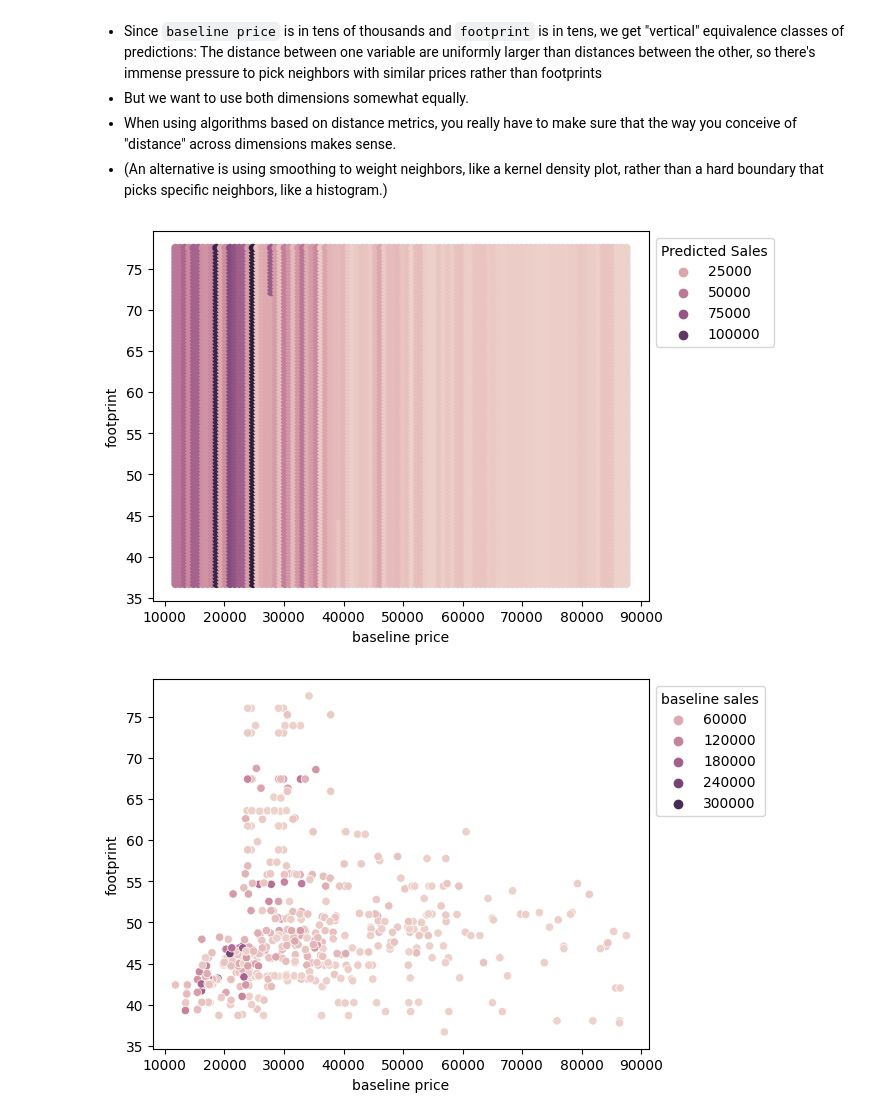
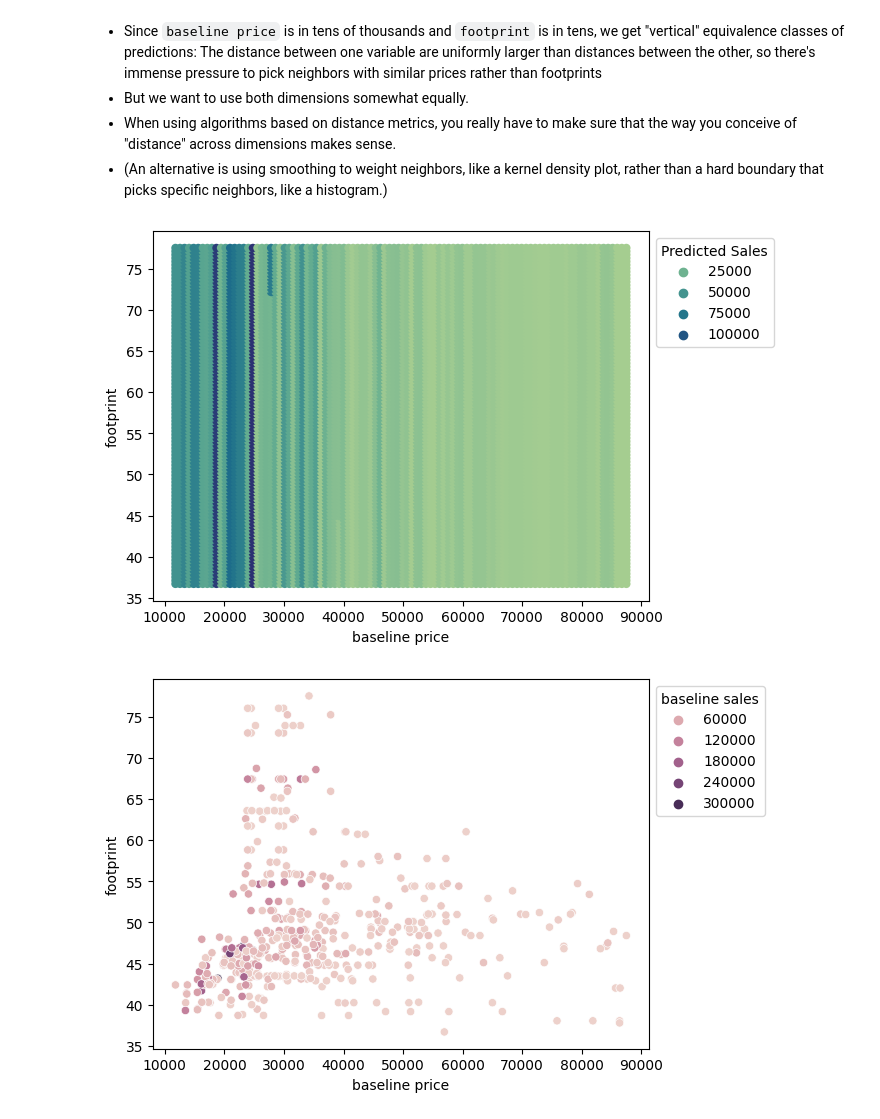
Before and after one commit to zxiqxiy/knn, a Jupyter notebook: kNN.ipynb, the cells around one changed output. Drawn from its saved outputs; the diff is of its cells as text; code cells hidden in the pictures.

```diff
--- a/kNN.ipynb
+++ b/kNN.ipynb
@@ -248,9 +249,9 @@ sns.kdeplot(data=df,x='baseline price')
 [figure]
 # %%
 # Drop extremely expensive cars:
-q99 = np.quantile( df['baseline price'],.9)
-print(q99)
-keep = df['baseline price'] < q99
+q90 = np.quantile( df['baseline price'],.9)
+print(q90)
+keep = df['baseline price'] < q90
 df = df.loc[keep,:]
 df.describe()
 sns.kdeplot(data=df,x='baseline price')
@@ -523,31 +528,32 @@ statics(470)
 # %%
 # Select features/target variable for analysis:
 y = df['baseline sales'] # Create target variable vector
 X = df.loc[:,['baseline price','footprint']] # Create feature matrix
 model = KNeighborsRegressor(n_neighbors=3) # Create a sk model for k=3
 fitted_model = model.fit(X,y) # Train the model on our data
 
 # Make a plot of the decision rule:
 N_x = 100 # Coarseness of x variable
 N_y = 100 # Coarseness of y variable
 total = N_x*N_y # Total number of points to plot
 xmin = np.min(X.iloc[:,0])
 xmax = np.max(X.iloc[:,0])
 ymin = np.min(X.iloc[:,1])
 ymax = np.max(X.iloc[:,1])
 grid_x = np.linspace(xmin,xmax,N_x) # Create a grid of x values
 grid_y = np.linspace(ymin,ymax,N_y) # Create a grid of y values
 xs, ys = np.meshgrid(grid_x,grid_y) # Explode grids to all possible pairs
 X = xs.reshape(total) # Turns pairs into vectors
 Y = ys.reshape(total) # Turns pairs into vectors
 x_hat = pd.DataFrame({'baseline price':X,'footprint':Y}) # Create a dataframe of points to plot
 y_hat = fitted_model.predict(x_hat) # Fit the model to the points
 x_hat['Predicted Sales'] = y_hat # Add new variable to the dataframe
 # Create seaborn plot:
-this_plot = sns.scatterplot(data=x_hat,x='baseline price',y='footprint',hue='Predicted Sales',linewidth=0)
+this_plot = sns.scatterplot(data=x_hat,x='baseline price',y='footprint',
+                            hue='Predicted Sales',palette='crest',linewidth=0)
 sns.move_legend(this_plot, "upper left", bbox_to_anchor=(1, 1)) # Move legend off the plot canvas
 # %% [output]
-[figure, old version]
+[figure, new version]
 # %%
 this_plot = sns.scatterplot(data=df,x='baseline price',y='footprint',hue='baseline sales')
 sns.move_legend(this_plot, "upper left", bbox_to_anchor=(1, 1)) # Move legend off the plot canvas
```
Also changed, not shown: parts of 20 cells of this notebook.
